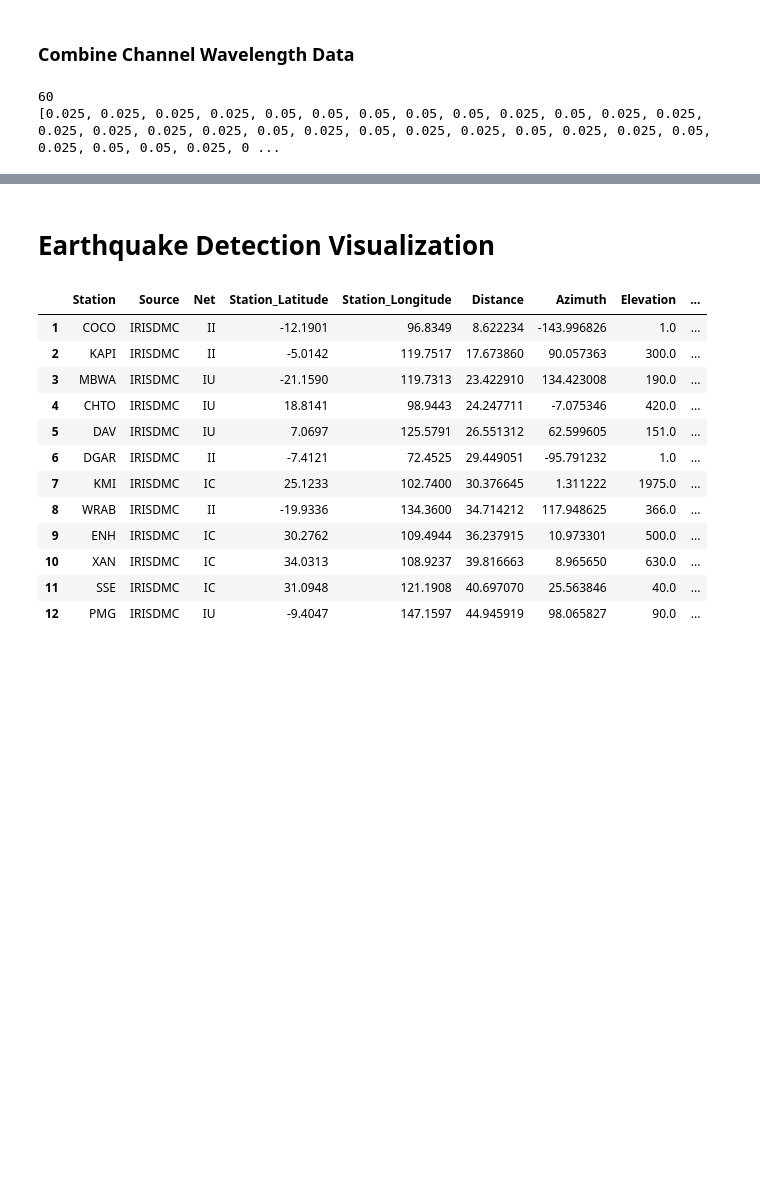
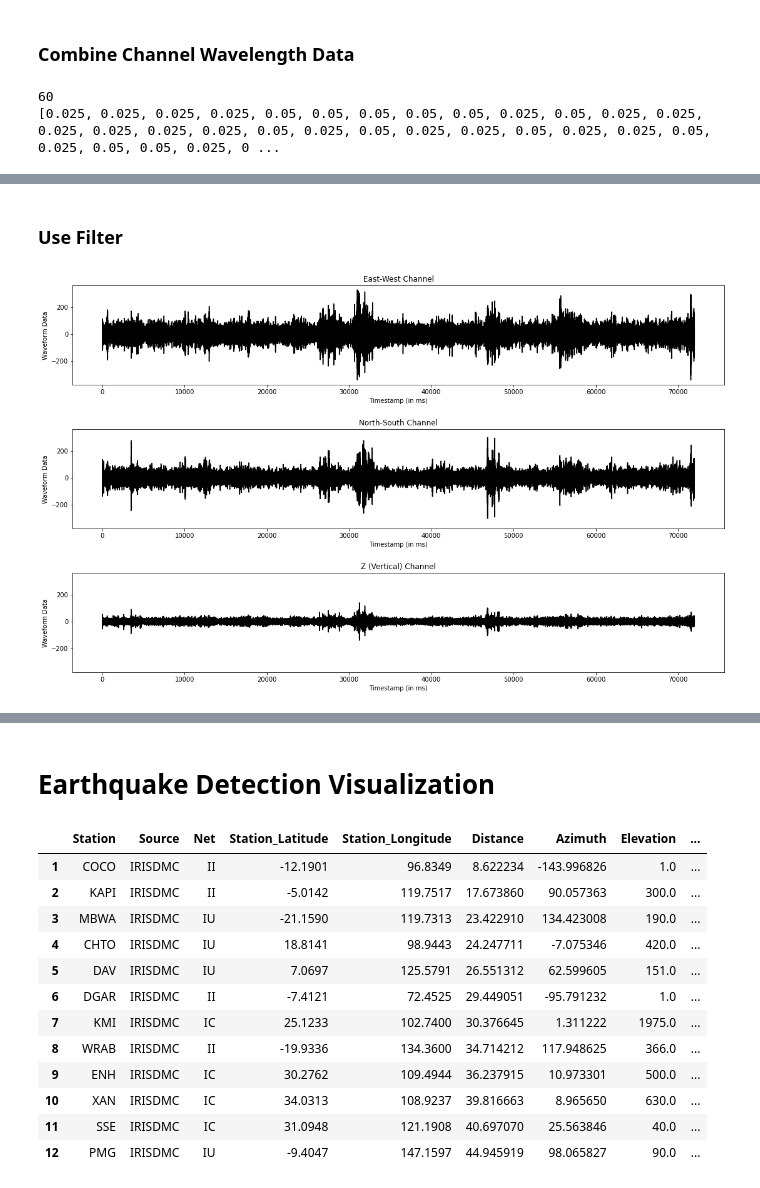
Before and after one commit to arwani-code/KampitaId, a Jupyter notebook: ML_pipeline/Pipeline Data Earthquake.ipynb, the cells around one changed output, grey strips where cells are left out. Drawn from its saved outputs; the diff is of its cells as text; code cells hidden in the pictures; blank space fills up the shorter version.

```diff
--- a/ML_pipeline/Pipeline Data Earthquake.ipynb
+++ b/ML_pipeline/Pipeline Data Earthquake.ipynb
@@ -445,0 +368,28 @@ np.savez_compressed('data_wavelength.npz', full_data_wavelength)
+# %% [markdown]
+### Use Filter
+# %%
+from copy import deepcopy
+
+full_channel_list_detrend_bandpass = deepcopy(full_channel_list_detrend)
+list_temp = np.empty((3, 72000))
+# b, a = signal.butter(1, 1e-3, 'high')
+# for i in range(len(full_channel_list_detrend)):
+#     for j in range(3):
+#         full_channel_list_detrend_bandpass[i][:, j] = signal.filtfilt(b, a, full_channel_list_detrend_bandpass[i][:, j])
+
+for i in range(len(full_channel_list_detrend_bandpass)):
+    b, a = signal.butter(6, [0.3, 0.65], btype='bandpass')
+    for j in range(3):
+#         model = np.polyfit(np.arange(full_channel_list_detrend_bandpass[i].shape[0]), full_channel_list_detrend_bandpass[i][:, j], 12)
+#         predicted = np.polyval(model, np.arange(full_channel_list_detrend_bandpass[i].shape[0]))
+#         list_temp[j] = predicted
+#         full_channel_list_detrend_bandpass[i][:, j] = full_channel_list_detrend_bandpass[i][:, j] - predicted
+        full_channel_list_detrend_bandpass[i][:, j] = signal.lfilter(b, a, full_channel_list_detrend_bandpass[i][:, j])
+    break
+
+
+test_plot_data = full_channel_list_detrend_bandpass[0].copy()
+# print(test_plot_data)
+plot_channel_waveform(test_plot_data, waveform_max=test_plot_data.shape[0])
+# %% [output]
+[figure, added]
```
Also changed, not shown: parts of 40 cells of this notebook, 1 other file.
